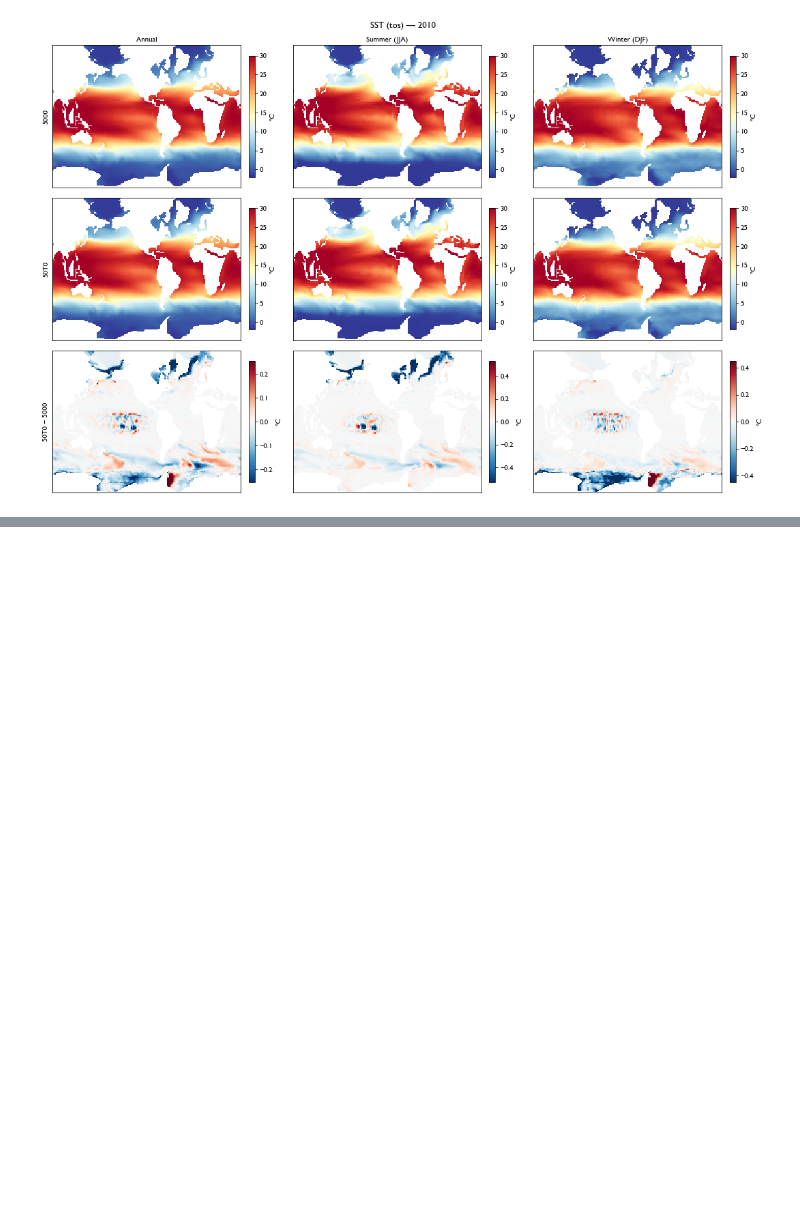
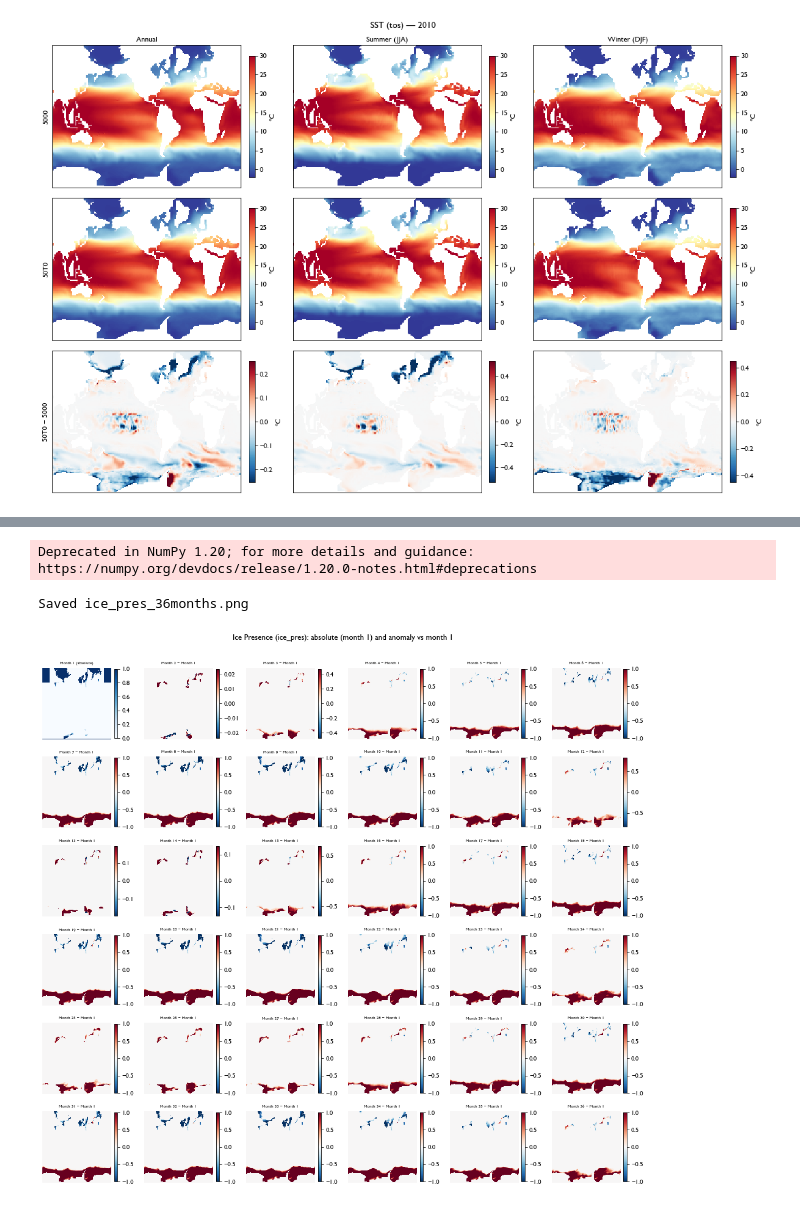
Before and after one commit to tjarnikova/AMOC-PLANKTOM, a Jupyter notebook: hosing/testERAtempcorr.ipynb, the cells around one changed output, grey strips where cells are left out. Drawn from its saved outputs; the diff is of its cells as text; code cells hidden in the pictures; blank space fills up the shorter version.

```diff
--- a/hosing/testERAtempcorr.ipynb
+++ b/hosing/testERAtempcorr.ipynb
@@ -336,0 +339,3 @@ plt.show()
+# %%
+ice = xr.open_dataset('/gpfs/data/greenocean/software/resources/ModelResources/RestartFiles/restart_ice_v3.6.nc')
+phys = xr.open_dataset('/gpfs/home/hnb15vcu/setUp_TOM12.2_branches/RestartFiles/restart_19191231_opa_PT.nc')
@@ -336,0 +420,56 @@ plt.show()
+# %%
+import numpy as np
+import matplotlib.pyplot as plt
+import netCDF4 as nc
+import os
+
+data_dir = "/gpfs/home/mep22dku/scratch/ModelRuns/TOM12_TJ_50T1"
+files = [
+    "ORCA2_1m_19200101_19201231_icemod.nc",
+    "ORCA2_1m_19210101_19211231_icemod.nc",
+    "ORCA2_1m_19220101_19221231_icemod.nc",
+]
+
+# Load all 36 months of ice_pres
+ice_all = []
+for fname in files:
+    with nc.Dataset(os.path.join(data_dir, fname)) as ds:
+        ice = ds.variables["ice_pres"][:]  # shape: (12, y, x)
+        for t in range(ice.shape[0]):
+            ice_all.append(np.array(ice[t]))
+
+ice_all = np.array(ice_all)  # (36, y, x)
+ref = ice_all[0]              # first month, used as reference
+
+fact = 0.7
+fig, axes = plt.subplots(6, 6, figsize=(20*fact, 18*fact))
+axes = axes.flatten()
+
+for i in range(36):
+    ax = axes[i]
+    if i == 0:
+        data = ice_all[0]
+        label = "Month 1 (absolute)"
+        cmap = "Blues"
+        vmin, vmax = 0, 1
+    else:
+        data = ice_all[i] - ref
+        label = f"Month {i+1} − Month 1"
+        cmap = "RdBu_r"
+        absmax = np.nanpercentile(np.abs(data), 98)
+        vmin, vmax = -absmax, absmax
+
+    im = ax.imshow(data, origin="lower", cmap=cmap, vmin=vmin, vmax=vmax,
+                   interpolation="nearest", aspect="auto")
+    ax.set_title(label, fontsize=7)
+    ax.axis("off")
+    plt.colorbar(im, ax=ax, fraction=0.046, pad=0.04)
+
+fig.suptitle("Ice Presence (ice_pres): absolute (month 1) and anomaly vs month 1", fontsize=13, y=1.01)
+plt.tight_layout()
+plt.savefig("ice_pres_36months.png", dpi=150, bbox_inches="tight")
+print("Saved ice_pres_36months.png")
+# %% [output]
+Deprecated in NumPy 1.20; for more details and guidance: https://numpy.org/devdocs/release/1.20.0-notes.html#deprecations
+Saved ice_pres_36months.png
+[figure, added]
```
Also changed, not shown: parts of 5 cells of this notebook.
